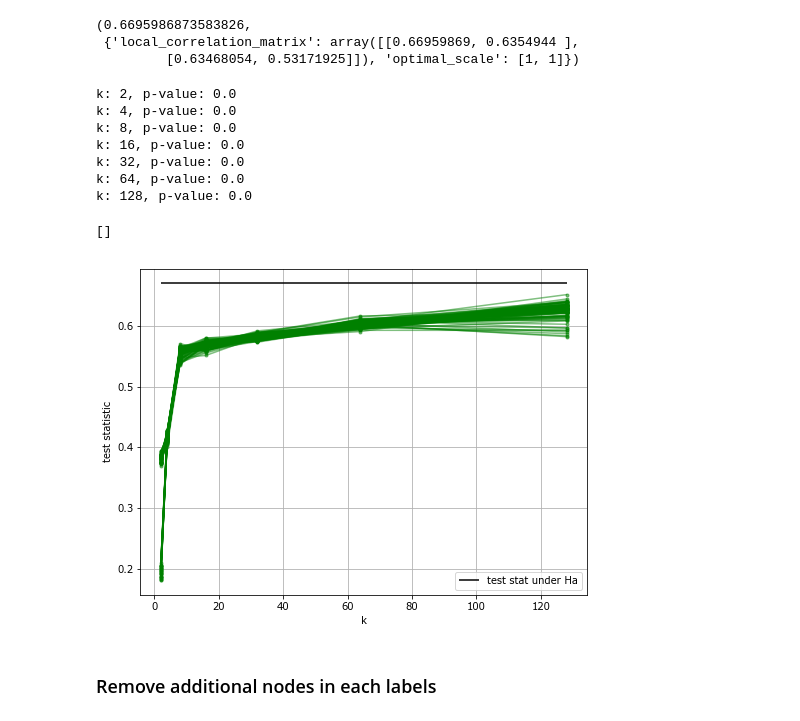
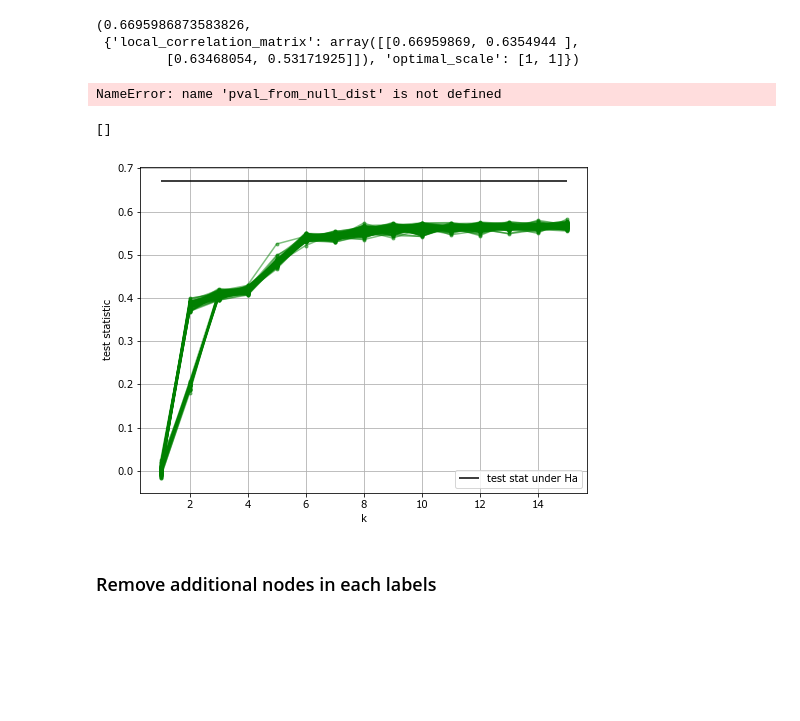
Before and after one commit to junhaobearxiong/graph_independence_test, a Jupyter notebook: notebooks/2019-04-11_real_data_drosophila.ipynb, the cells around one changed output. Drawn from its saved outputs; the diff is of its cells as text; code cells hidden in the pictures; blank space fills up the shorter version.

Commit message:
Plot drosophila test stats for small k

```diff
--- a/notebooks/2019-04-11_real_data_drosophila.ipynb
+++ b/notebooks/2019-04-11_real_data_drosophila.ipynb
@@ -205,7 +205,7 @@ mgc.test_statistic(to_distance_mtx(left), to_distance_mtx(right_rm))
  {'local_correlation_matrix': array([[0.66959869, 0.6354944 ],
          [0.63468054, 0.53171925]]), 'optimal_scale': [1, 1]})
 # %%
-k_arr = np.logspace(start=1, stop=7, num=7, base=2, dtype=int)
+k_arr = np.linspace(1, 15, 15, dtype=int)
 reps = 100
 test_stats_null_arr = np.zeros((k_arr.size, reps))
 for i, k in enumerate(k_arr):
@@ -220,28 +220,22 @@ np.save('../results/drosophila_unweighted_teststats_null.npy', test_stats_null_a
 for k in k_arr:
     print('k: {}, p-value: {}'.format(k, pval_from_null_dist(k)))
 # %% [output]
-k: 2, p-value: 0.0
-k: 4, p-value: 0.0
-k: 8, p-value: 0.0
-k: 16, p-value: 0.0
-k: 32, p-value: 0.0
-k: 64, p-value: 0.0
-k: 128, p-value: 0.0
+NameError: name 'pval_from_null_dist' is not defined
 # %%
-test_stats_null_arr = np.load('../results/drosophila_unweighted_teststats_null.npy')
+test_stats_null_arr = np.load('../results/drosophila_unweighted_teststats_null_k_15.npy')
 test_stats_alt = mgc.test_statistic(to_distance_mtx(left), to_distance_mtx(right_rm))[0]
 plt.figure(figsize=(8, 6))
 for i in range(test_stats_null_arr.shape[1]):
     plt.plot(k_arr, test_stats_null_arr[:, i], color='g', marker='.', alpha=0.5)
 plt.hlines(y=test_stats_alt, xmin=min(k_arr), xmax=max(k_arr), label='test stat under Ha')
 plt.xlabel('k')
 plt.ylabel('test statistic')
 plt.legend(loc=4)
 plt.grid()
 plt.plot()
 # %% [output]
 []
-[figure, old version]
+[figure, new version]
 # %% [markdown]
 ### Remove additional nodes in each labels
 # %%
```
Also changed, not shown: parts of 3 cells of this notebook, 3 other files.
